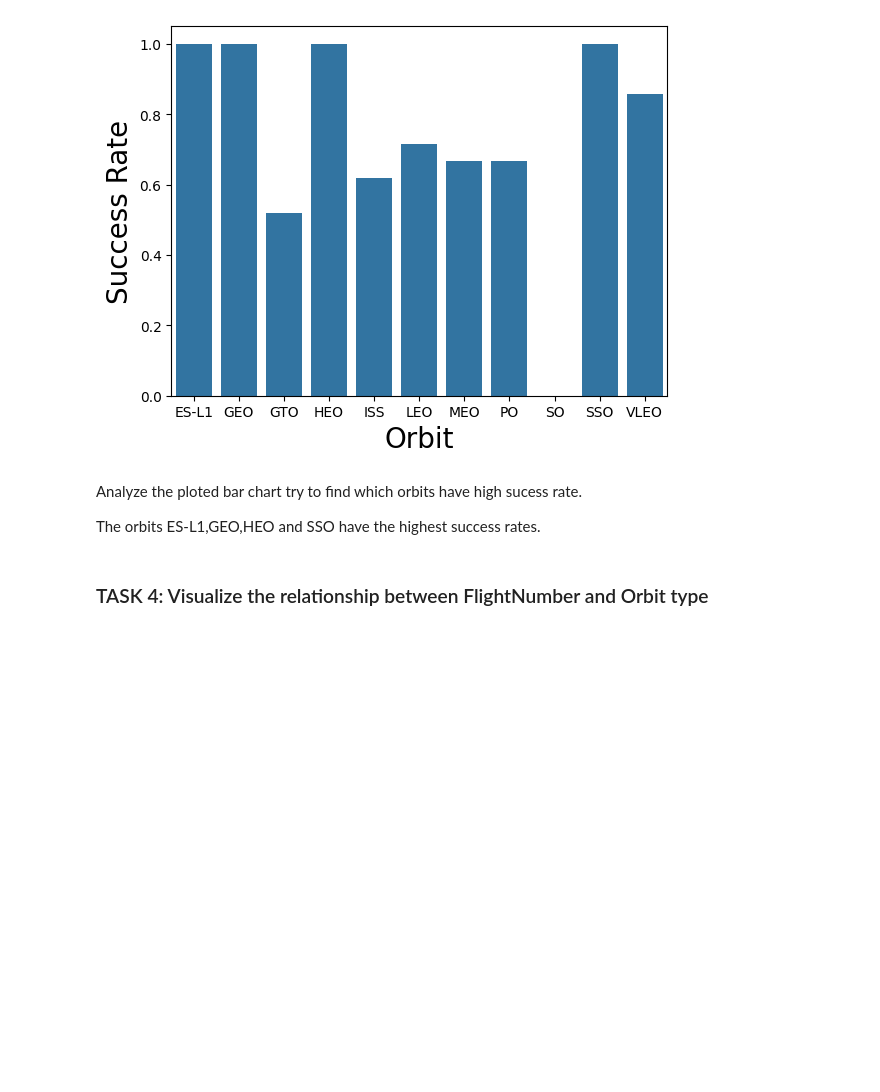
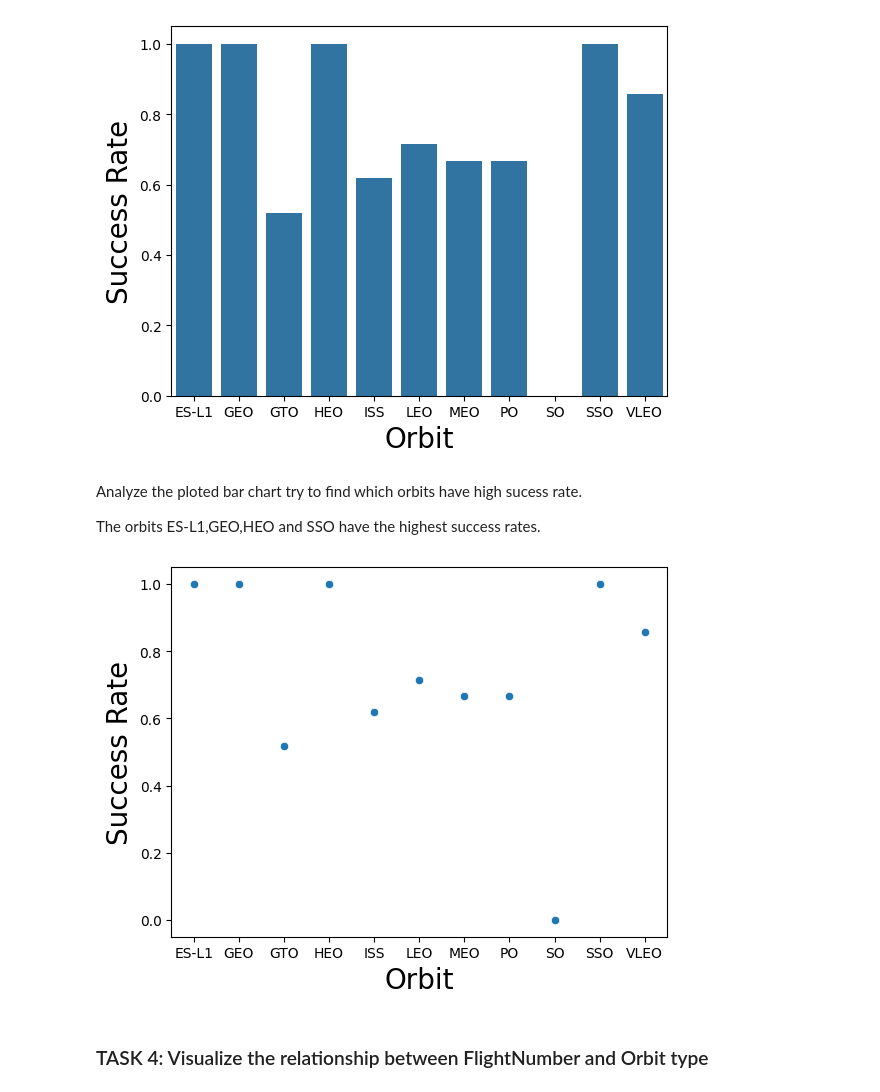
Before and after one commit to sameenataj/aiml-journey, a Jupyter notebook: edadataviz.ipynb, the cells around one changed output. Saved outputs shown, nothing was run; the diff lists cells and outputs as text; code cells hidden in the pictures; blank space fills up the shorter version.

```diff
--- a/edadataviz.ipynb
+++ b/edadataviz.ipynb
@@ -151,6 +151,13 @@ plt.show()
 Analyze the ploted bar chart try to find which orbits have high sucess rate.
 
 The orbits ES-L1,GEO,HEO and SSO have the highest success rates.
+# %%
+sns.scatterplot(x="Orbit", y="Class",  data=df_orbitgroup)
+plt.ylabel("Success Rate",fontsize=20)
+plt.xlabel("Orbit",fontsize=20)
+plt.show()
+# %% [output]
+[figure, added]
 # %% [markdown]
 ### TASK  4: Visualize the relationship between FlightNumber and Orbit type
 # %% [markdown]
```
Also changed, not shown: parts of 1 cell of this notebook.
